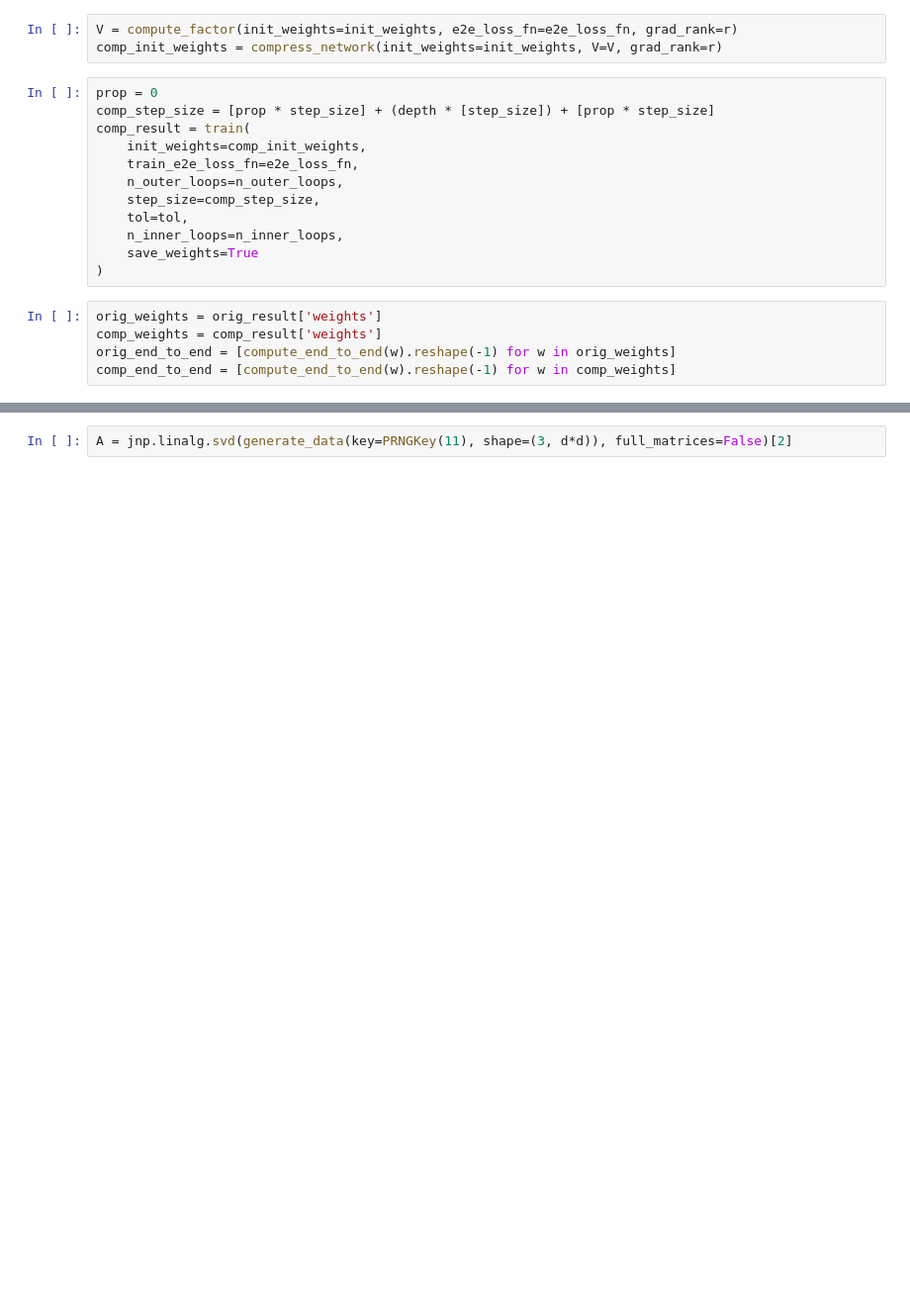
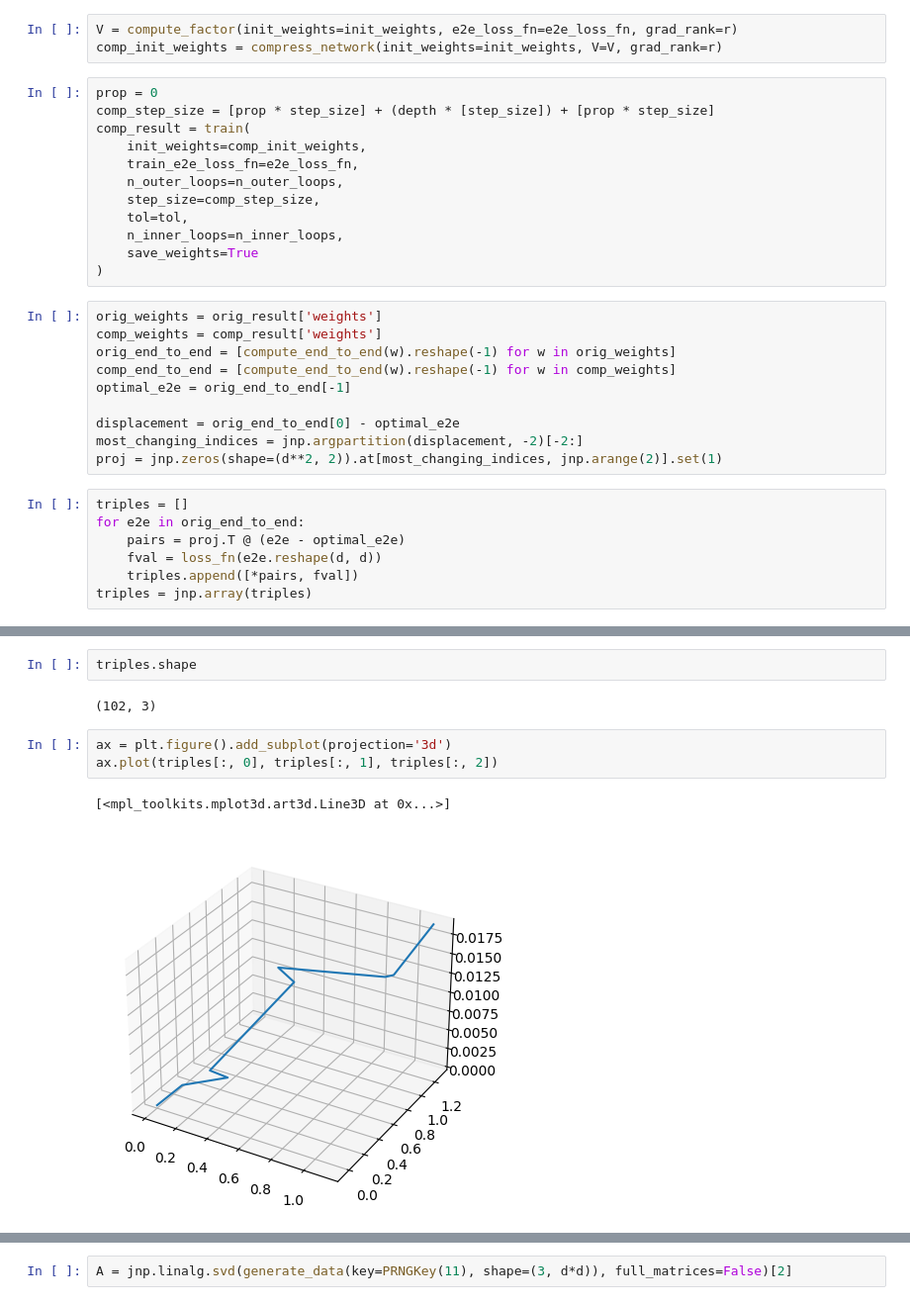
Before and after one commit to cjyaras/law-of-parsimony, a Jupyter notebook: fig_equiv_traj_L2.ipynb, the cells around one changed output, grey strips where cells are left out. Shown: that part at 99% size. Drawn from its saved outputs; the diff is of its cells as text; blank space fills up the shorter version.

Commit message:
started revising traj plot

```diff
--- a/fig_equiv_traj_L2.ipynb
+++ b/fig_equiv_traj_L2.ipynb
@@ -75,3 +76,15 @@ orig_weights = orig_result['weights']
 comp_weights = comp_result['weights']
 orig_end_to_end = [compute_end_to_end(w).reshape(-1) for w in orig_weights]
 comp_end_to_end = [compute_end_to_end(w).reshape(-1) for w in comp_weights]
+optimal_e2e = orig_end_to_end[-1]
+
+displacement = orig_end_to_end[0] - optimal_e2e
+most_changing_indices = jnp.argpartition(displacement, -2)[-2:]
+proj = jnp.zeros(shape=(d**2, 2)).at[most_changing_indices, jnp.arange(2)].set(1)
+# %%
+triples = []
+for e2e in orig_end_to_end:
+    pairs = proj.T @ (e2e - optimal_e2e)
+    fval = loss_fn(e2e.reshape(d, d))
+    triples.append([*pairs, fval])
+triples = jnp.array(triples)
@@ -77,0 +104,10 @@ comp_end_to_end = [compute_end_to_end(w).reshape(-1) for w in comp_weights]
+# %%
+triples.shape
+# %% [output]
+(102, 3)
+# %%
+ax = plt.figure().add_subplot(projection='3d')
+ax.plot(triples[:, 0], triples[:, 1], triples[:, 2])
+# %% [output]
+[<mpl_toolkits.mplot3d.art3d.Line3D at 0x...>]
+[figure, added]
```
Also changed, not shown: parts of 13 cells of this notebook, 1 other file.
